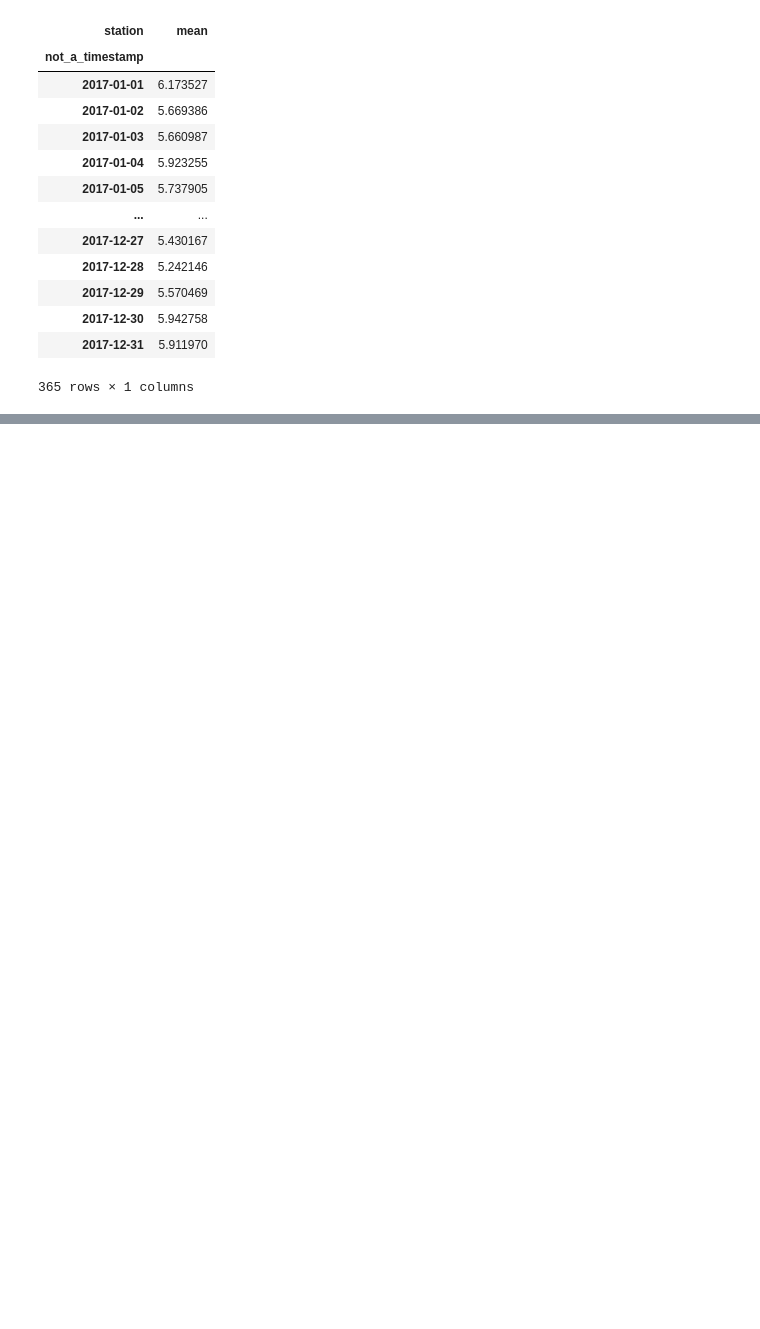
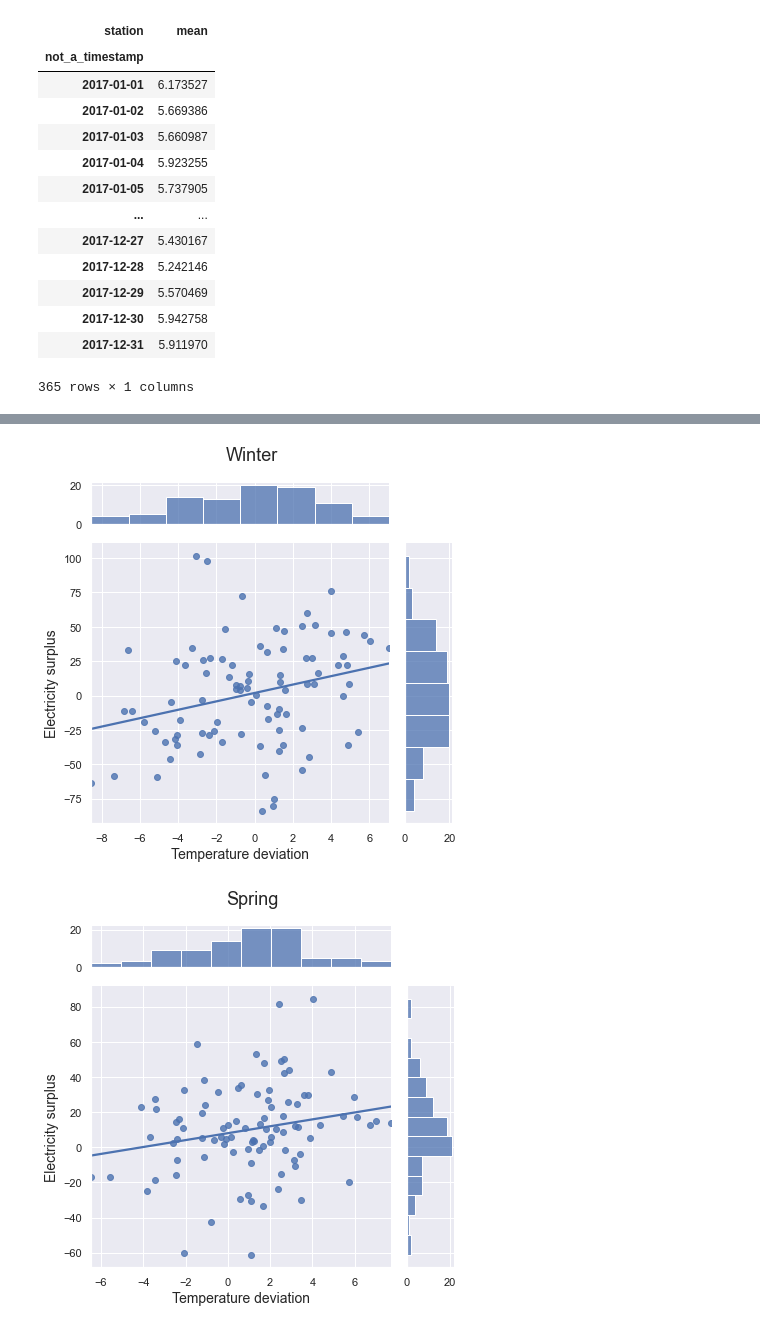
Before and after one commit to camilo-s/Aufgabe, a Jupyter notebook: aufgabe_draft.ipynb, the cells around one changed output, grey strips where cells are left out. Saved outputs shown, nothing was run; the diff lists cells and outputs as text; code cells hidden in the pictures; blank space fills up the shorter version.

Commit message:
added scatter plots with histograms for seasonal data, added a first plot of logistic regression

```diff
--- a/aufgabe_draft.ipynb
+++ b/aufgabe_draft.ipynb
@@ -848,2 +782,0 @@ Enlarge the dataframe with 2017 daily temperature means with the deviation from
-# %%
-temp_last_daily['deviation'] = temp_last_daily['mean'] - temp_hist_daily['mean']
@@ -849,0 +804,2 @@ temp_last_daily['deviation'] = temp_last_daily['mean'] - temp_hist_daily['mean']
+# %%
+temperature_consumption['temp_deviation'] = temperature_consumption['temp_2017']-temperature_consumption['temp_hist']
@@ -849,0 +808,5 @@ temp_last_daily['deviation'] = temp_last_daily['mean'] - temp_hist_daily['mean']
+# %%
+def surplus(x): return int((np.sign(x)+1)/2)
+
+# .astype('category') would yield a categorical type
+temperature_consumption['surplus_cat'] = temperature_consumption['surplus'].map(surplus).astype('int')
@@ -856,10 +836,16 @@ def get_season(timestamp):
     summer = range(6,9)
     autumn = range(9,12)
 
-    if timestamp.month in spring: return 'spring'
-    elif timestamp.month in summer: return 'summer'
-    elif timestamp.month in autumn: return 'autumn'
-    else: return 'winter'
+    if timestamp.month in spring: return 'Spring'
+    elif timestamp.month in summer: return 'Summer'
+    elif timestamp.month in autumn: return 'Autumn'
+    else: return 'Winter'
 
-season='winter'
-plt.scatter(temp_last_daily[temp_last_daily.index.map(get_season)==season]['deviation'], dev_2017_daily[dev_2017_daily.index.map(get_season)==season]['quantity'], s=5, marker='.')
+# season='winter'
+# plt.scatter(temp_last_daily[temp_last_daily.index.map(get_season)==season]['deviation'], dev_2017_daily[dev_2017_daily.index.map(get_season)==season]['quantity'], s=5, marker='.')
+
+temperature_consumption['season'] = temperature_consumption.index.map(get_season)
+
+temperature_consumption_seasonal = {k: g for k, g in temperature_consumption.groupby('season')}
+
+seasons = ['Winter', 'Spring', 'Summer', 'Autumn']
@@ -872,0 +858,16 @@ temp_last_daily[temp_last_daily.index.map(get_season)==season]['deviation'].corr
+# %%
+# unable to get jointplots as subplots
+# fig, axs = plt.subplots(4, 1, figsize=(6, 6))
+
+
+for season in seasons:
+    p = sns.jointplot(data=temperature_consumption_seasonal[season],
+                  x='temp_deviation', y='surplus', kind='reg',
+                  marginal_ticks=True, joint_kws=dict(ci=None),
+                  marginal_kws=dict(kde=False))
+    p.fig.suptitle(season, fontsize=18)
+    p.fig.tight_layout()
+    p.set_axis_labels('Temperature deviation', 'Electricity surplus', fontsize=14)
+# %% [output]
+[figure, added]
+[figure, added]
```
Also changed, not shown: parts of 23 cells of this notebook.
